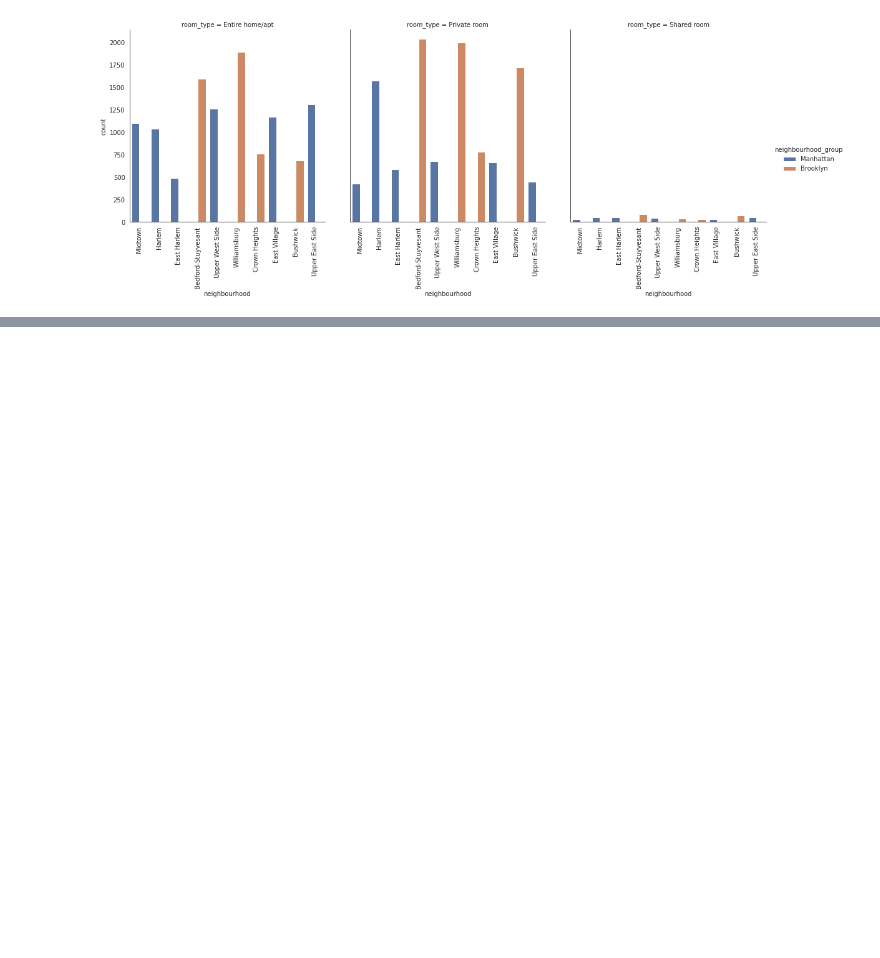
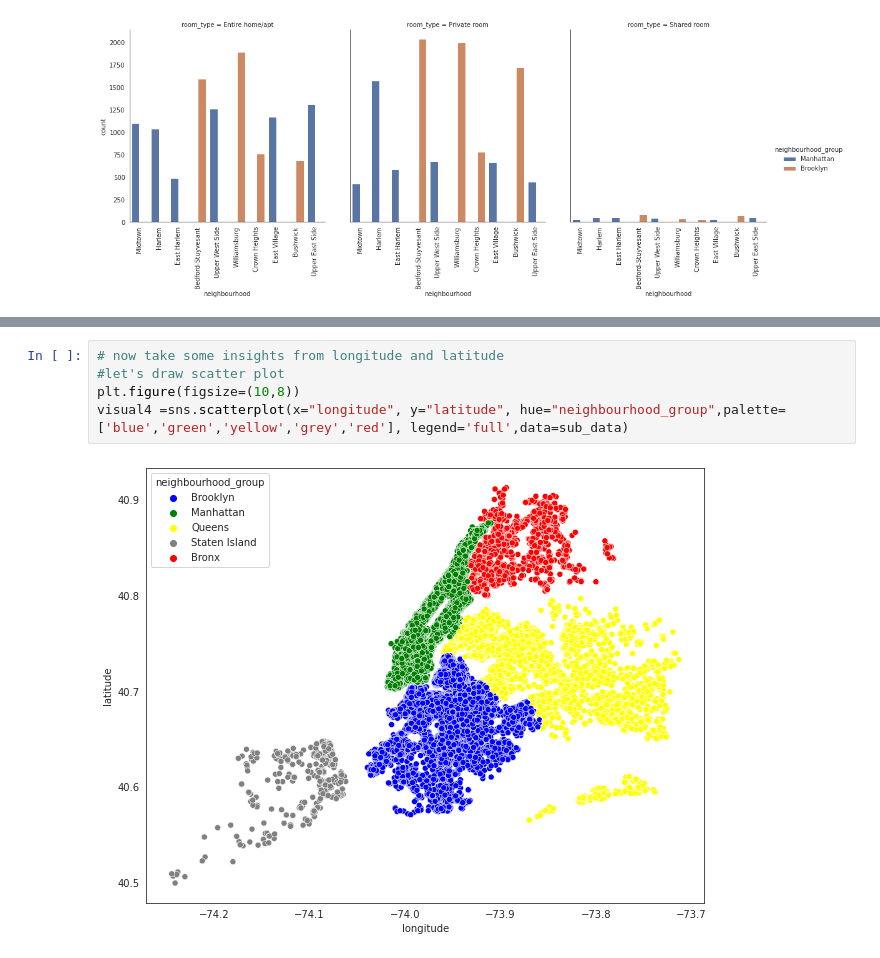
Before and after one commit to Creatrohit9/AIRBNB-PROJECT-1-CAPSTON, a Jupyter notebook: MD1WK4ROHIT_Airbnb_Bookings_Analysis_Capstone_Project.ipynb, the cells around one changed output, grey strips where cells are left out. Cells and saved outputs as stored; diff of their text form; blank space fills up the shorter version.

Commit message:
Commit for visual4 and sub-plot description

```diff
--- a/MD1WK4ROHIT_Airbnb_Bookings_Analysis_Capstone_Project.ipynb
+++ b/MD1WK4ROHIT_Airbnb_Bookings_Analysis_Capstone_Project.ipynb
@@ -525,0 +528,7 @@ visual3.set_xticklabels(rotation=90)
+# %%
+# now take some insights from longitude and latitude
+#let's draw scatter plot
+plt.figure(figsize=(10,8))
+visual4 =sns.scatterplot(x="longitude", y="latitude", hue="neighbourhood_group",palette=['blue','green','yellow','grey','red'], legend='full',data=sub_data)
+# %% [output]
+[figure, added]
```
Also changed, not shown: parts of 3 cells of this notebook.
